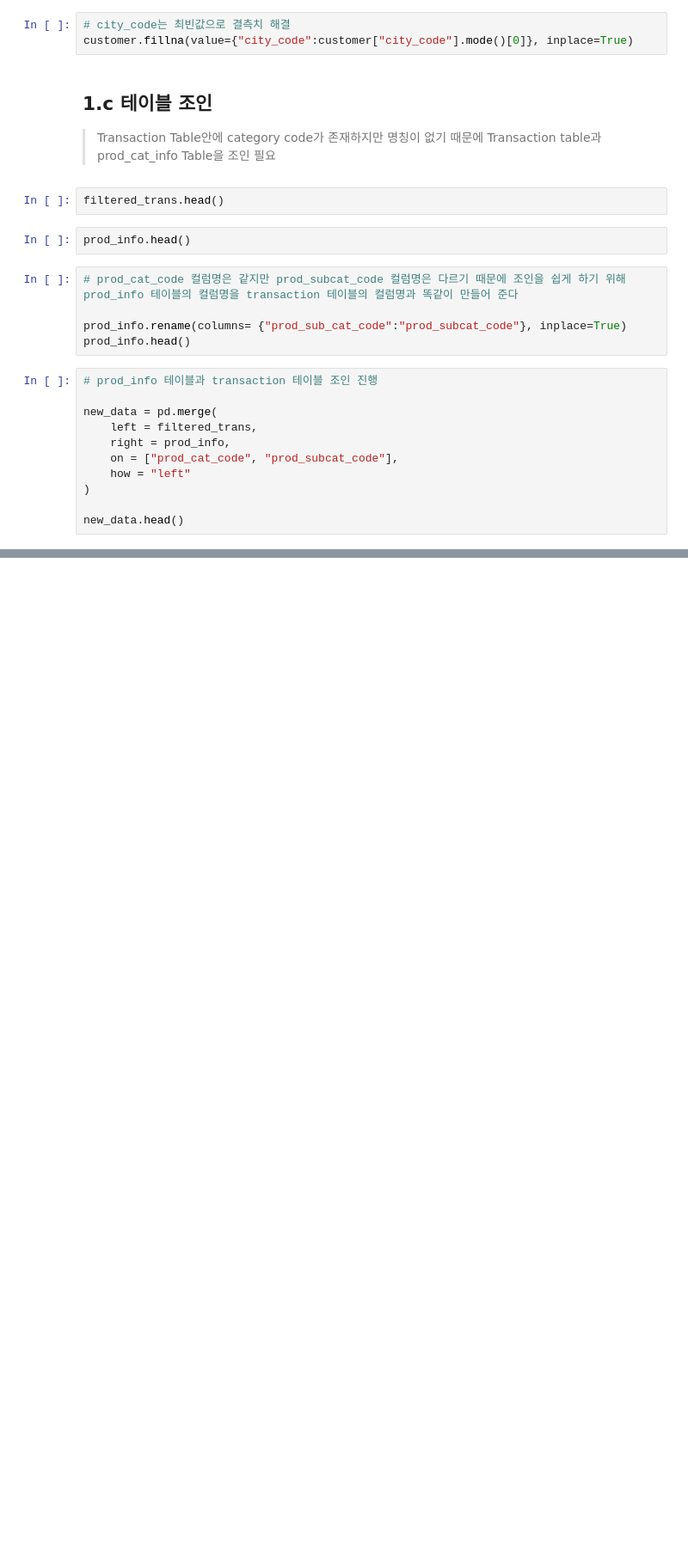
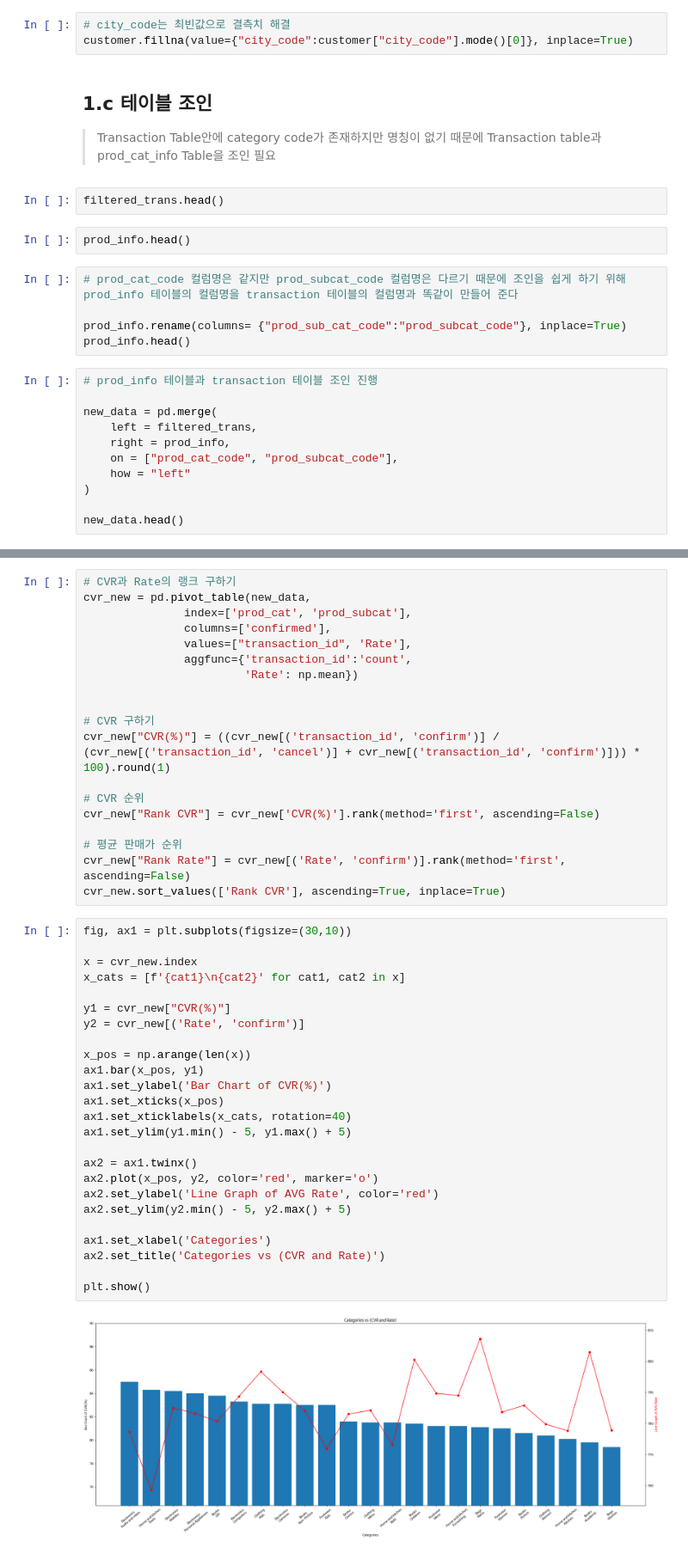
Before and after one commit to sunnyl94/Data-Analysis-Folder, a Jupyter notebook: Retail_Case_Study.ipynb, the cells around one changed output, grey strips where cells are left out. Shown: that part at 86% size. Drawn from its saved outputs; the diff is of its cells as text; blank space fills up the shorter version.

```diff
--- a/Retail_Case_Study.ipynb
+++ b/Retail_Case_Study.ipynb
@@ -252,0 +366,46 @@ new_data.head()
+# %%
+# CVR과 Rate의 랭크 구하기
+cvr_new = pd.pivot_table(new_data,
+               index=['prod_cat', 'prod_subcat'],
+               columns=['confirmed'],
+               values=["transaction_id", 'Rate'],
+               aggfunc={'transaction_id':'count',
+                        'Rate': np.mean})
+
+
+# CVR 구하기
+cvr_new["CVR(%)"] = ((cvr_new[('transaction_id', 'confirm')] / (cvr_new[('transaction_id', 'cancel')] + cvr_new[('transaction_id', 'confirm')])) * 100).round(1)
+
+# CVR 순위
+cvr_new["Rank CVR"] = cvr_new['CVR(%)'].rank(method='first', ascending=False)
+
+# 평균 판매가 순위
+cvr_new["Rank Rate"] = cvr_new[('Rate', 'confirm')].rank(method='first', ascending=False)
+cvr_new.sort_values(['Rank CVR'], ascending=True, inplace=True)
+# %%
+fig, ax1 = plt.subplots(figsize=(30,10))
+
+x = cvr_new.index
+x_cats = [f'{cat1}\n{cat2}' for cat1, cat2 in x]
+
+y1 = cvr_new["CVR(%)"]
+y2 = cvr_new[('Rate', 'confirm')]
+
+x_pos = np.arange(len(x))
+ax1.bar(x_pos, y1)
+ax1.set_ylabel('Bar Chart of CVR(%)')
+ax1.set_xticks(x_pos)
+ax1.set_xticklabels(x_cats, rotation=40)
+ax1.set_ylim(y1.min() - 5, y1.max() + 5)
+
+ax2 = ax1.twinx()
+ax2.plot(x_pos, y2, color='red', marker='o')
+ax2.set_ylabel('Line Graph of AVG Rate', color='red')
+ax2.set_ylim(y2.min() - 5, y2.max() + 5)
+
+ax1.set_xlabel('Categories')
+ax2.set_title('Categories vs (CVR and Rate)')
+
+plt.show()
+# %% [output]
+[figure, added]
```
Also changed, not shown: parts of 77 cells of this notebook.
